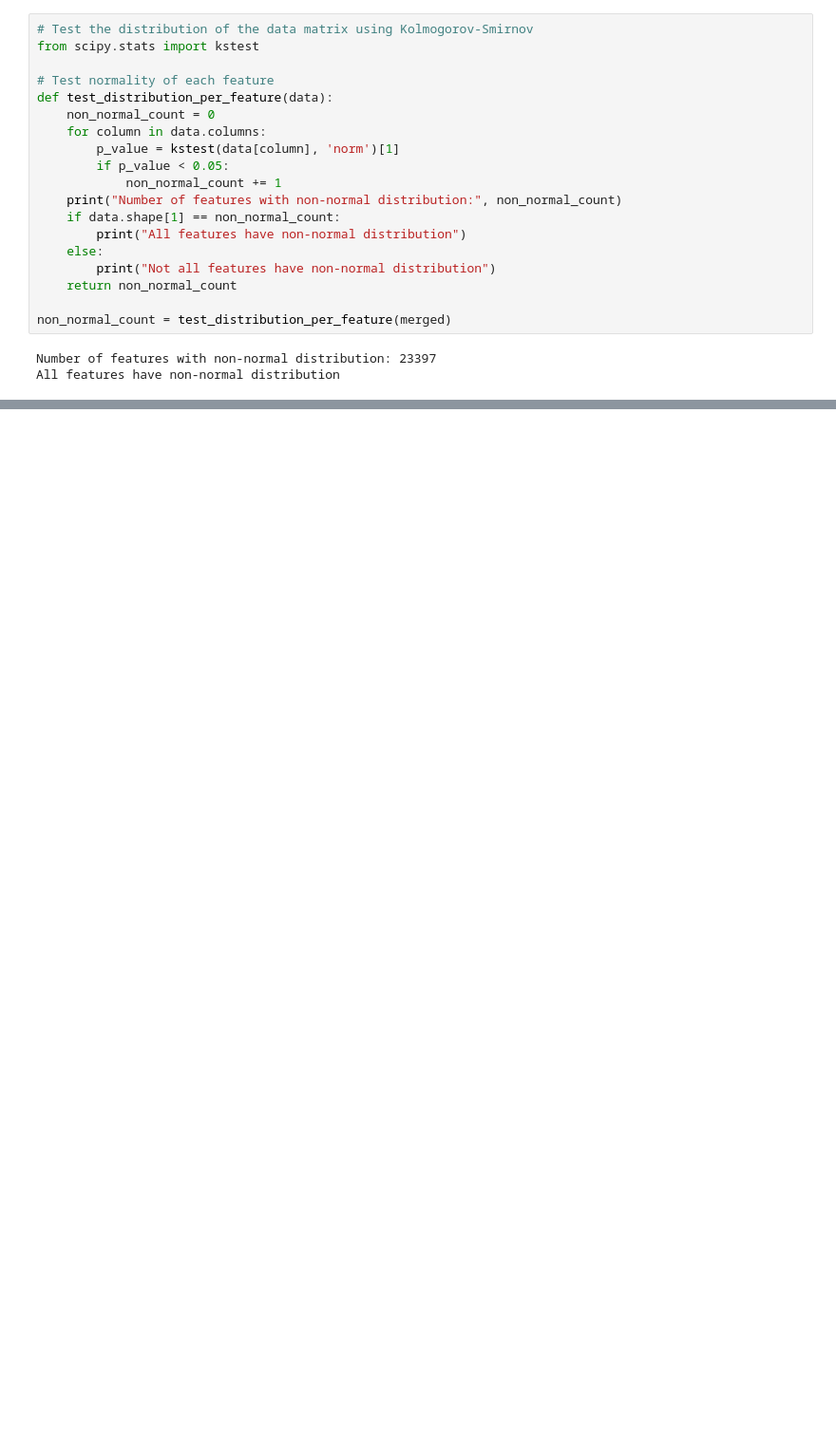
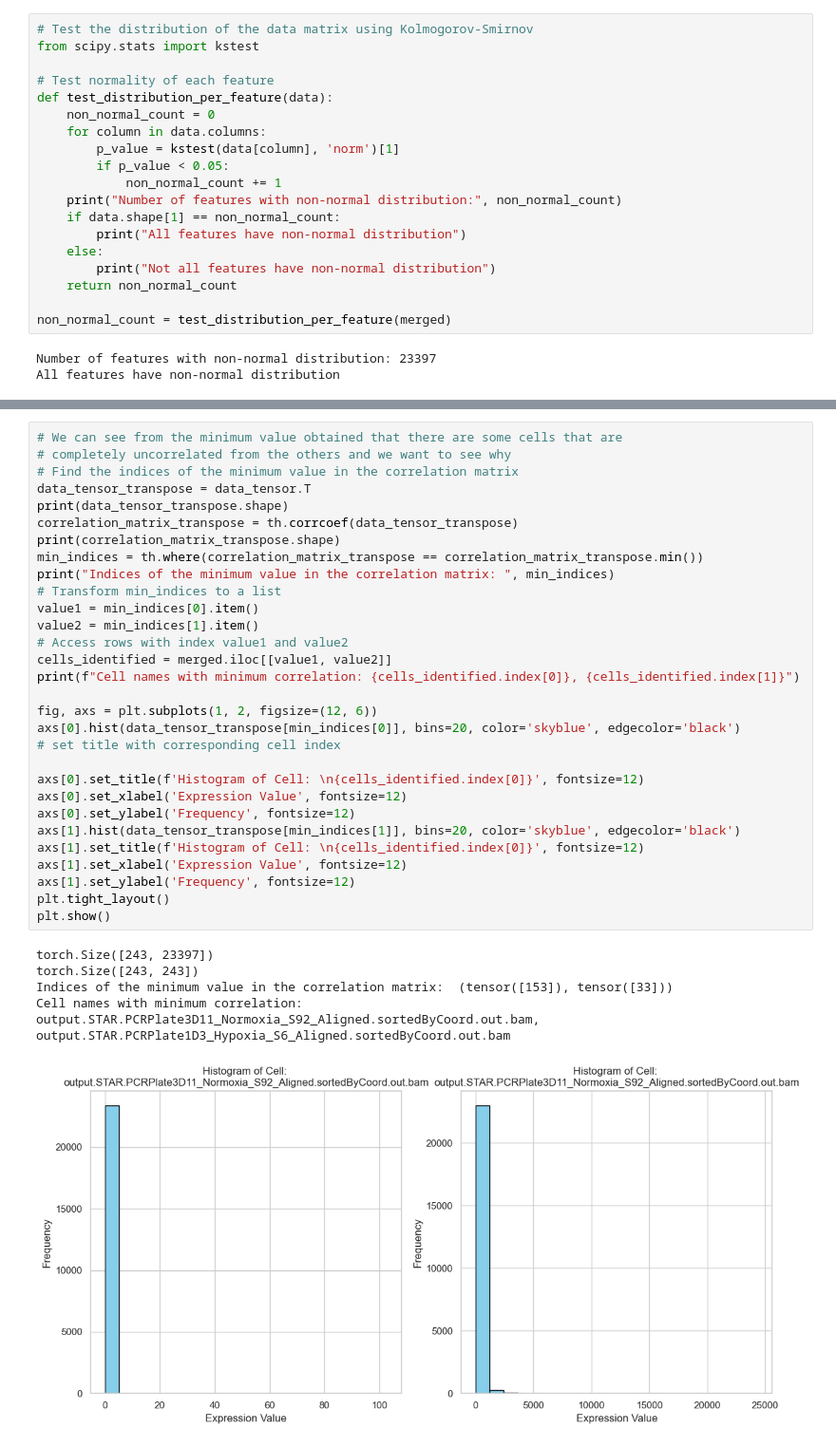
Before and after one commit to eghirardo/ai_lab, a Jupyter notebook: data_proc_filippo.ipynb, the cells around one changed output, grey strips where cells are left out. Shown: that part at 95% size. Cells and saved outputs as stored; diff of their text form; blank space fills up the shorter version.

```diff
--- a/data_proc_filippo.ipynb
+++ b/data_proc_filippo.ipynb
@@ -669,0 +646,36 @@ plt.show()
+# %%
+# We can see from the minimum value obtained that there are some cells that are
+# completely uncorrelated from the others and we want to see why
+# Find the indices of the minimum value in the correlation matrix
+data_tensor_transpose = data_tensor.T
+print(data_tensor_transpose.shape)
+correlation_matrix_transpose = th.corrcoef(data_tensor_transpose)
+print(correlation_matrix_transpose.shape)
+min_indices = th.where(correlation_matrix_transpose == correlation_matrix_transpose.min())
+print("Indices of the minimum value in the correlation matrix: ", min_indices)
+# Transform min_indices to a list
+value1 = min_indices[0].item()
+value2 = min_indices[1].item()
+# Access rows with index value1 and value2
+cells_identified = merged.iloc[[value1, value2]]
+print(f"Cell names with minimum correlation: {cells_identified.index[0]}, {cells_identified.index[1]}")
+
+fig, axs = plt.subplots(1, 2, figsize=(12, 6))
+axs[0].hist(data_tensor_transpose[min_indices[0]], bins=20, color='skyblue', edgecolor='black')
+# set title with corresponding cell index
+
+axs[0].set_title(f'Histogram of Cell: \n{cells_identified.index[0]}', fontsize=12)
+axs[0].set_xlabel('Expression Value', fontsize=12)
+axs[0].set_ylabel('Frequency', fontsize=12)
+axs[1].hist(data_tensor_transpose[min_indices[1]], bins=20, color='skyblue', edgecolor='black')
+axs[1].set_title(f'Histogram of Cell: \n{cells_identified.index[0]}', fontsize=12)
+axs[1].set_xlabel('Expression Value', fontsize=12)
+axs[1].set_ylabel('Frequency', fontsize=12)
+plt.tight_layout()
+plt.show()
+# %% [output]
+torch.Size([243, 23397])
+torch.Size([243, 243])
+Indices of the minimum value in the correlation matrix:  (tensor([153]), tensor([33]))
+Cell names with minimum correlation: output.STAR.PCRPlate3D11_Normoxia_S92_Aligned.sortedByCoord.out.bam, output.STAR.PCRPlate1D3_Hypoxia_S6_Aligned.sortedByCoord.out.bam
+[figure, added]
```
Also changed, not shown: parts of 11 cells of this notebook.
